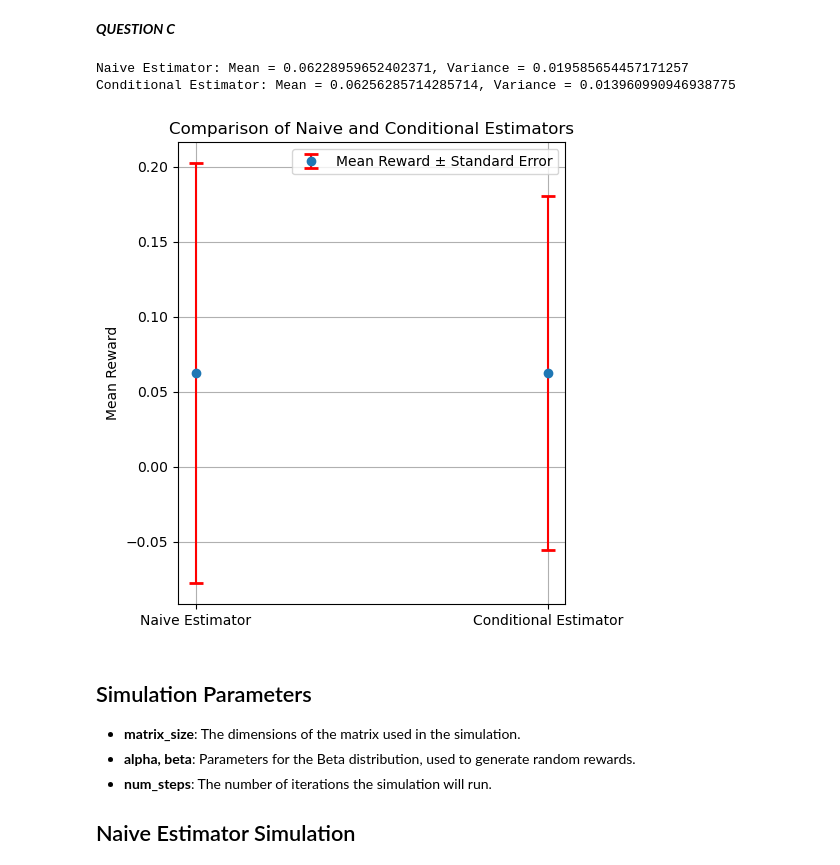
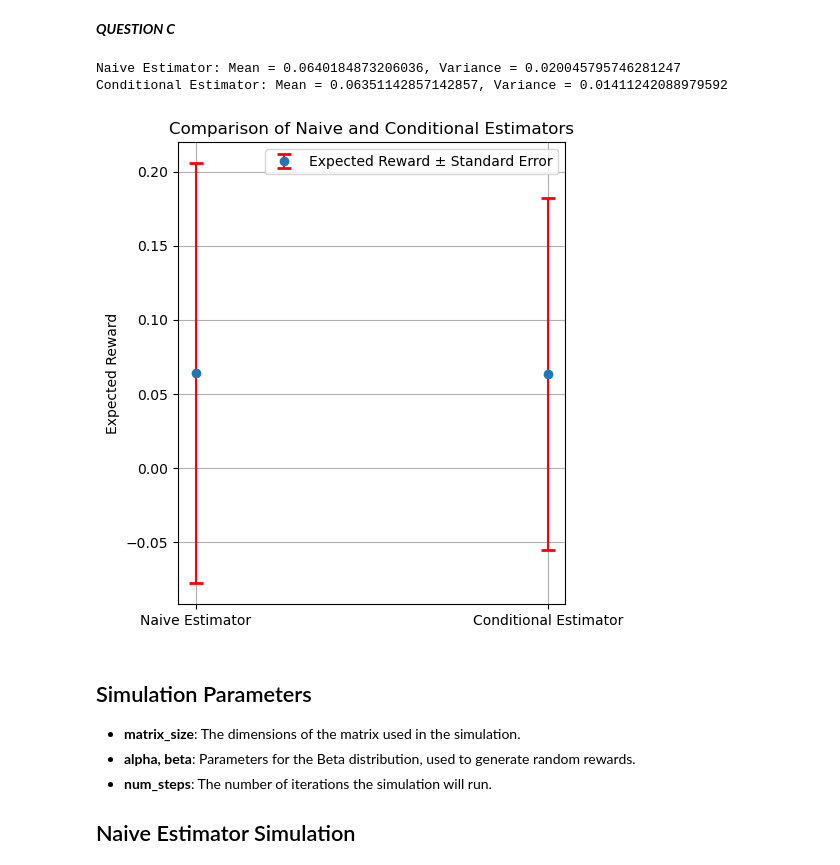
Before and after one commit to thidpaep/SIM_CASE3, a Jupyter notebook: CASE3.2.ipynb, the cells around one changed output. Saved outputs shown, nothing was run; the diff lists cells and outputs as text; code cells hidden in the pictures.

```diff
--- a/CASE3.2.ipynb
+++ b/CASE3.2.ipynb
@@ -116,7 +116,7 @@ def lamp_on_off(matrix):
 
     def get_neighbors(node):
         x, y = node
-        directions = [(0, 1), (1, 0), (-1, 0)]  # Right, Down, Up
+        directions = [(0, 1),(1, 0), (1, 0), (-1, 0)]  # Right, Left, Down, Up
         neighbors = [(x + dx, y + dy) for dx, dy in directions]
         return [n for n in neighbors if is_valid(n)]
 
@@ -169,7 +169,7 @@ The function `lamp_on_off(matrix)` is designed to determine if there is a conduc
 # Simulation parameters
 matrix_size = (5, 6)
 alpha, beta = 2, 5
-num_steps = 100000  # Number of steps in the simulation
+num_steps = 100000
 
 def simulate_naive_estimator(num_steps, matrix_size, alpha, beta, burn_in_period=200):
     matrix = np.zeros(matrix_size, dtype=int)
@@ -199,39 +199,39 @@ def simulate_conditional_estimator(num_steps, lamp_on_probability, alpha, beta):
     conditional_rewards = [expected_reward_on if random.random() < lamp_on_probability else 0 for _ in range(num_steps)]
     return conditional_rewards
 
 # Run naive estimator simulation
 naive_rewards, lamp_on_probability = simulate_naive_estimator(num_steps, matrix_size, alpha, beta)
 # Run conditional estimator simulation with the same lamp on probability
 conditional_rewards = simulate_conditional_estimator(num_steps, lamp_on_probability, alpha, beta)
 
 # Calculating statistics for naive estimator
 naive_mean = np.mean(naive_rewards)
 naive_variance = np.var(naive_rewards)
 naive_mse = np.mean((np.array(naive_rewards) - naive_mean)**2)
 
 # Calculating statistics for conditional estimator
 conditional_mean = np.mean(conditional_rewards)
 conditional_variance = np.var(conditional_rewards)
 
 # Printing results
 print(f"Naive Estimator: Mean = {naive_mean}, Variance = {naive_variance}")
 print(f"Conditional Estimator: Mean = {conditional_mean}, Variance = {conditional_variance}")
 
 # plotting
 plt.figure(figsize=(5, 6))
 plt.errorbar(x=['Naive Estimator', 'Conditional Estimator'],
              y=[naive_mean, conditional_mean],
              yerr=[np.sqrt(naive_variance), np.sqrt(conditional_variance)],
-             fmt='o', capsize=5, capthick=2, ecolor='red', label='Mean Reward ± Standard Error')
+             fmt='o', capsize=5, capthick=2, ecolor='red', label='Expected Reward ± Standard Error')
 plt.title('Comparison of Naive and Conditional Estimators')
-plt.ylabel('Mean Reward')
-plt.legend()  # This adds the legend to the plot
+plt.ylabel('Expected Reward')
+plt.legend()
 plt.grid(True)
 plt.show()
 # %% [output]
-Naive Estimator: Mean = 0.06228959652402371, Variance = 0.019585654457171257
-Conditional Estimator: Mean = 0.06256285714285714, Variance = 0.013960990946938775
+Naive Estimator: Mean = 0.0640184873206036, Variance = 0.020045795746281247
+Conditional Estimator: Mean = 0.06351142857142857, Variance = 0.01411242088979592
-[figure, old version]
+[figure, new version]
 # %% [markdown]
 ## Simulation Parameters
 - **matrix_size**: The dimensions of the matrix used in the simulation.
```
Also changed, not shown: parts of 6 cells of this notebook, 1 other file.
